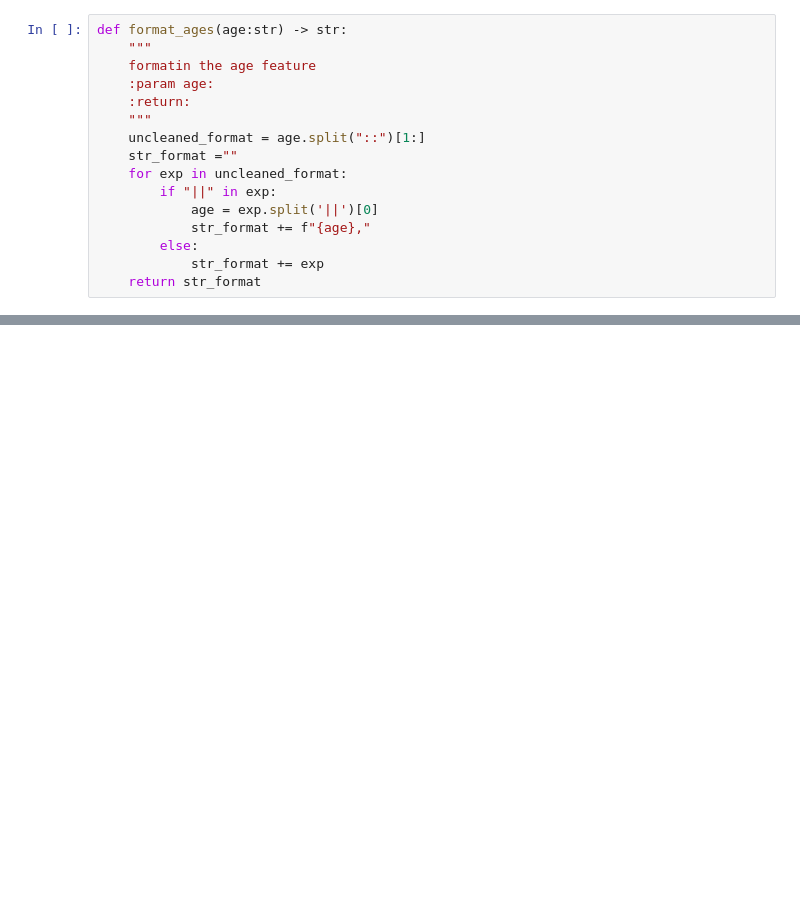
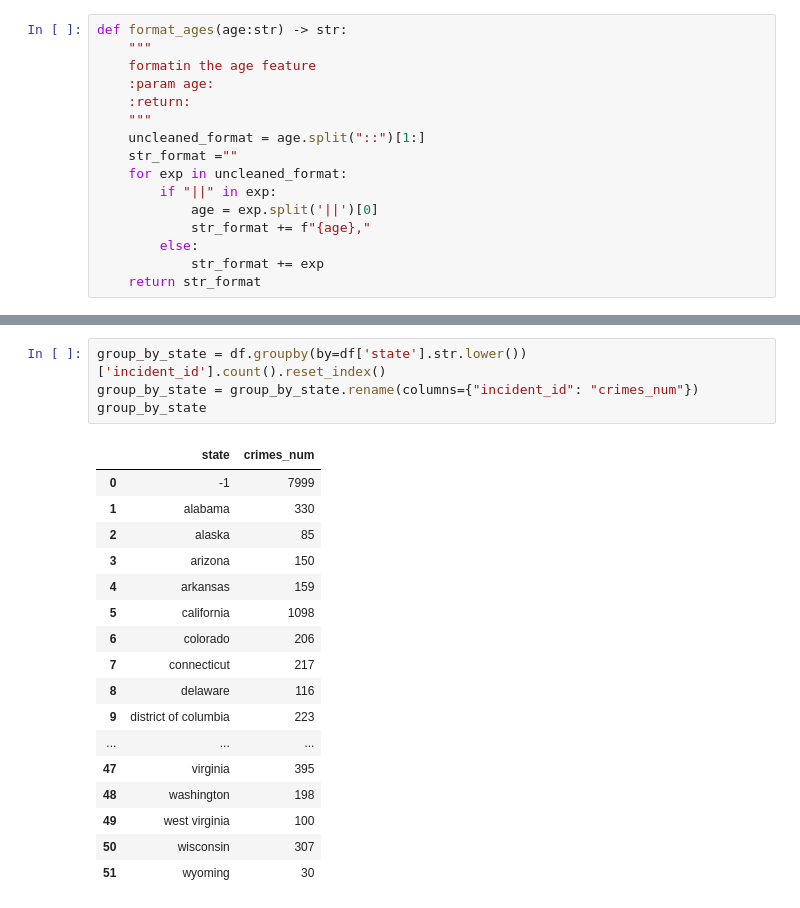
Before and after one commit to benmoyal1/data_science_lab, a Jupyter notebook: week1/lab_week_one.ipynb, the cells around one changed output, grey strips where cells are left out. Drawn from its saved outputs; the diff is of its cells as text; blank space fills up the shorter version.

```diff
--- a/week1/lab_week_one.ipynb
+++ b/week1/lab_week_one.ipynb
@@ -159,0 +282,22 @@ df["participant_age"] = df["participant_age"].apply(format_ages)
+# %%
+group_by_state = df.groupby(by=df['state'].str.lower())['incident_id'].count().reset_index()
+group_by_state = group_by_state.rename(columns={"incident_id": "crimes_num"})
+group_by_state
+# %% [output]
+|  | state | crimes_num |
+| 0 | -1 | 7999 |
+| 1 | alabama | 330 |
+| 2 | alaska | 85 |
+| 3 | arizona | 150 |
+| 4 | arkansas | 159 |
+| 5 | california | 1098 |
+| 6 | colorado | 206 |
+| 7 | connecticut | 217 |
+| 8 | delaware | 116 |
+| 9 | district of columbia | 223 |
+| ... | ... | ... |
+| 47 | virginia | 395 |
+| 48 | washington | 198 |
+| 49 | west virginia | 100 |
+| 50 | wisconsin | 307 |
+| 51 | wyoming | 30 |
```
Also changed, not shown: parts of 21 cells of this notebook.
